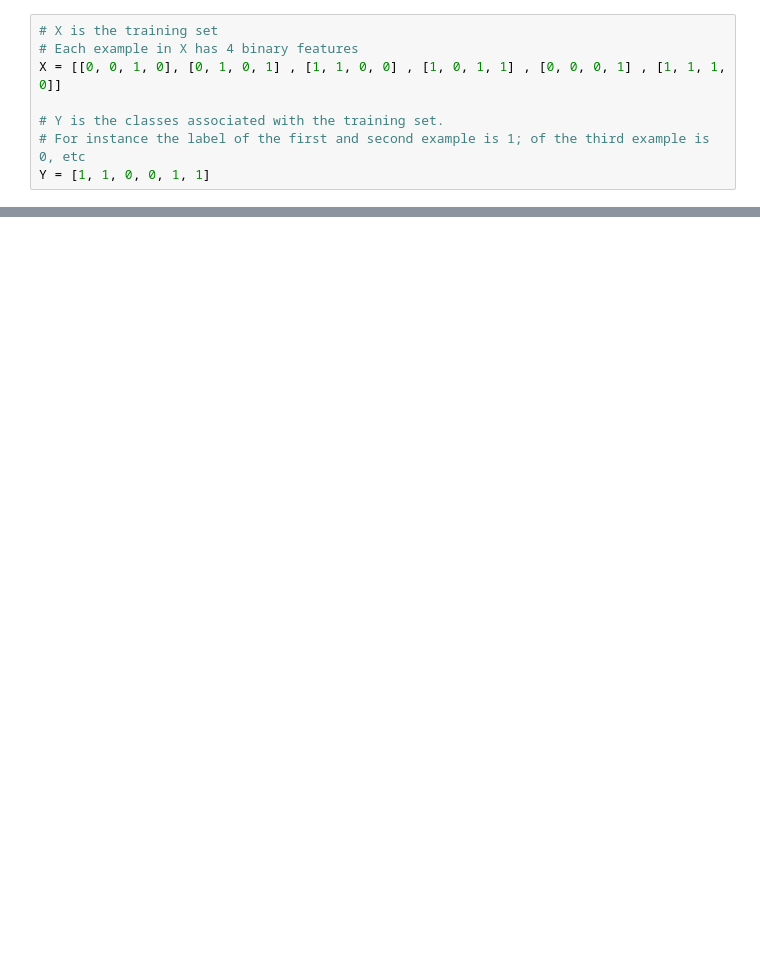
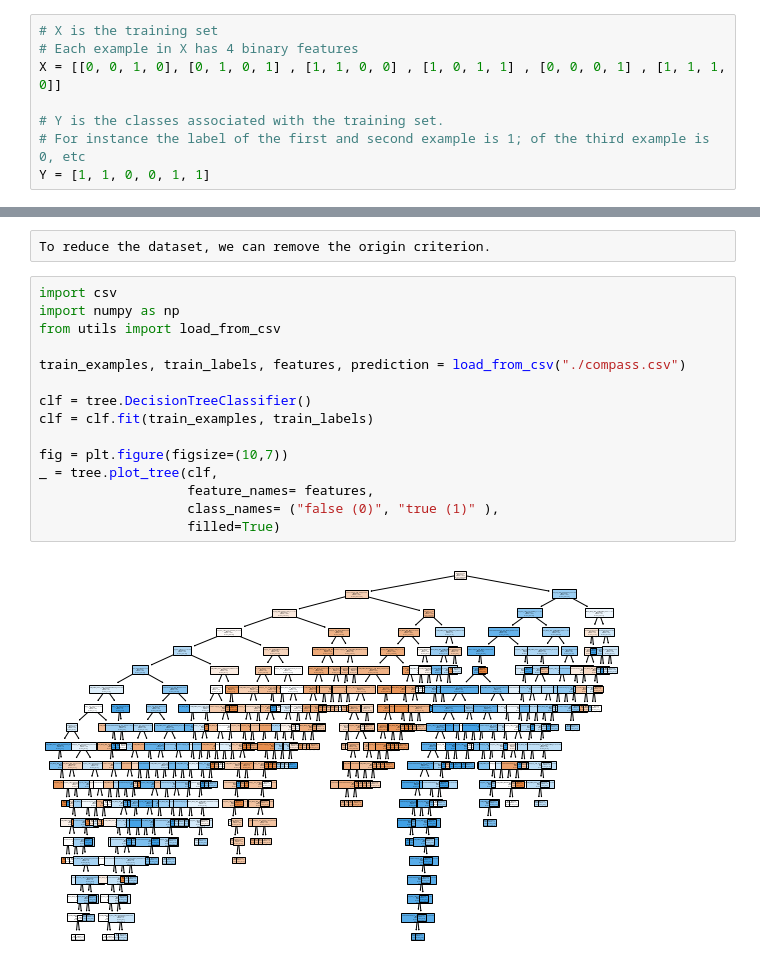
Before and after one commit to theob34/Machine-Learning, a Jupyter notebook: TP1.ipynb, the cells around one changed output, grey strips where cells are left out. Cells and saved outputs as stored; diff of their text form; blank space fills up the shorter version.

```diff
--- a/TP1.ipynb
+++ b/TP1.ipynb
@@ -17,0 +78,19 @@ clf.predict([[1,1,1,1] , [0,1,0,0] , [1,1,0,1] ])
+# %%
+To reduce the dataset, we can remove the origin criterion.
+# %%
+import csv
+import numpy as np
+from utils import load_from_csv
+
+train_examples, train_labels, features, prediction = load_from_csv("./compass.csv")
+
+clf = tree.DecisionTreeClassifier()
+clf = clf.fit(train_examples, train_labels)
+
+fig = plt.figure(figsize=(10,7))
+_ = tree.plot_tree(clf,
+                   feature_names= features,
+                   class_names= ("false (0)", "true (1)" ),
+                   filled=True)
+# %% [output]
+[figure, added]
```
Also changed, not shown: parts of 10 cells of this notebook, 2 other files.
